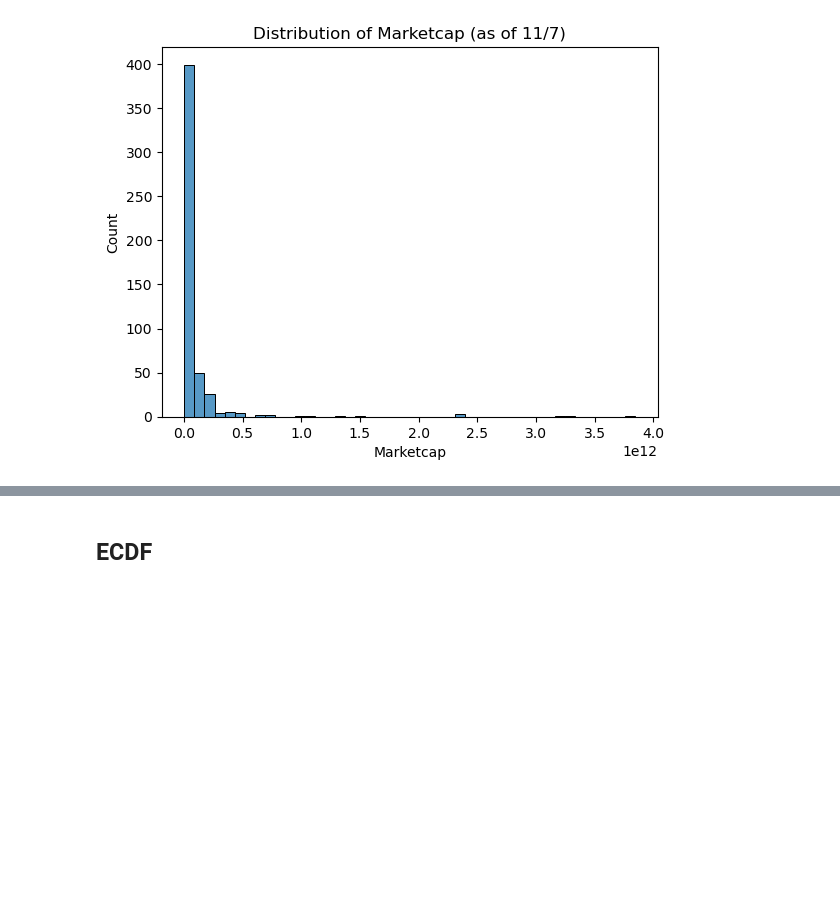
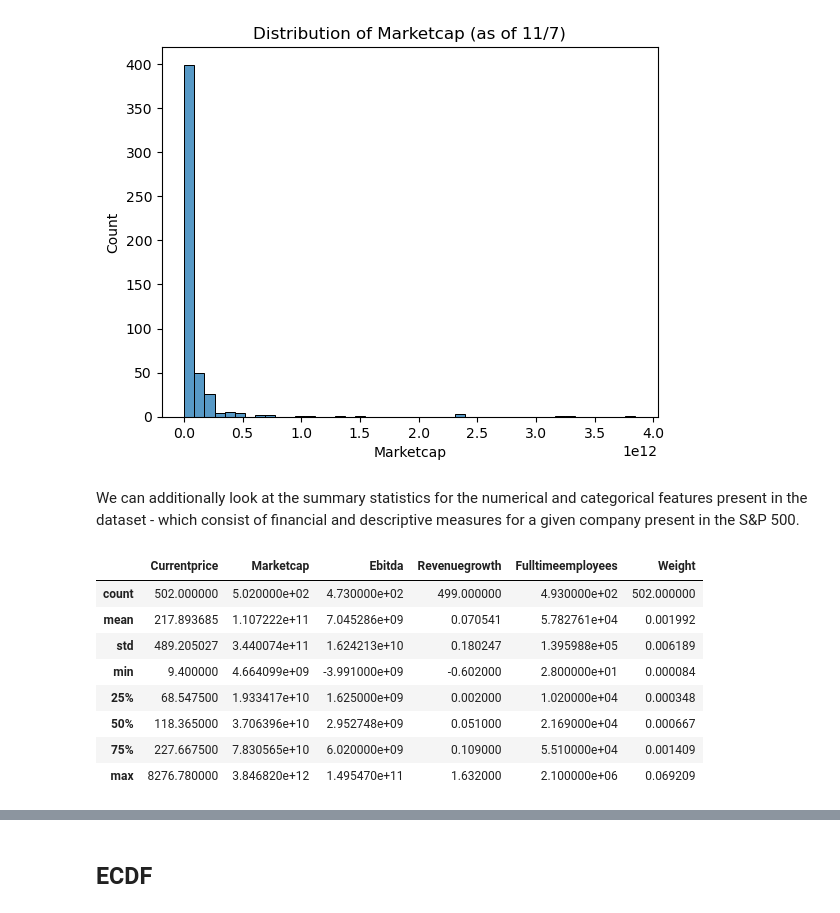
Before and after one commit to jarrett-markman/ds5030_project_1, a Jupyter notebook: lcls.ipynb, the cells around one changed output, grey strips where cells are left out. Drawn from its saved outputs; the diff is of its cells as text; code cells hidden in the pictures; blank space fills up the shorter version.

```diff
--- a/code1.ipynb
+++ b/lcls.ipynb
@@ -61,3 +100,17 @@ ax.set_title("Distribution of Marketcap (as of 11/7)")
 # %% [output]
 Text(0.5, 1.0, 'Distribution of Marketcap (as of 11/7)')
 [figure]
+# %% [markdown]
+We can additionally look at the summary statistics for the numerical and categorical features present in the dataset - which consist of financial and descriptive measures for a given company present in the S&P 500.
+# %%
+df.describe() # Numeric variables
+# %% [output]
+|  | Currentprice | Marketcap | Ebitda | Revenuegrowth | Fulltimeemployees | Weight |
+| count | 502.000000 | 5.020000e+02 | 4.730000e+02 | 499.000000 | 4.930000e+02 | 502.000000 |
+| mean | 217.893685 | 1.107222e+11 | 7.045286e+09 | 0.070541 | 5.782761e+04 | 0.001992 |
+| std | 489.205027 | 3.440074e+11 | 1.624213e+10 | 0.180247 | 1.395988e+05 | 0.006189 |
+| min | 9.400000 | 4.664099e+09 | -3.991000e+09 | -0.602000 | 2.800000e+01 | 0.000084 |
+| 25% | 68.547500 | 1.933417e+10 | 1.625000e+09 | 0.002000 | 1.020000e+04 | 0.000348 |
+| 50% | 118.365000 | 3.706396e+10 | 2.952748e+09 | 0.051000 | 2.169000e+04 | 0.000667 |
+| 75% | 227.667500 | 7.830565e+10 | 6.020000e+09 | 0.109000 | 5.510000e+04 | 0.001409 |
+| max | 8276.780000 | 3.846820e+12 | 1.495470e+11 | 1.632000 | 2.100000e+06 | 0.069209 |
```
Also changed, not shown: parts of 13 cells of this notebook.
